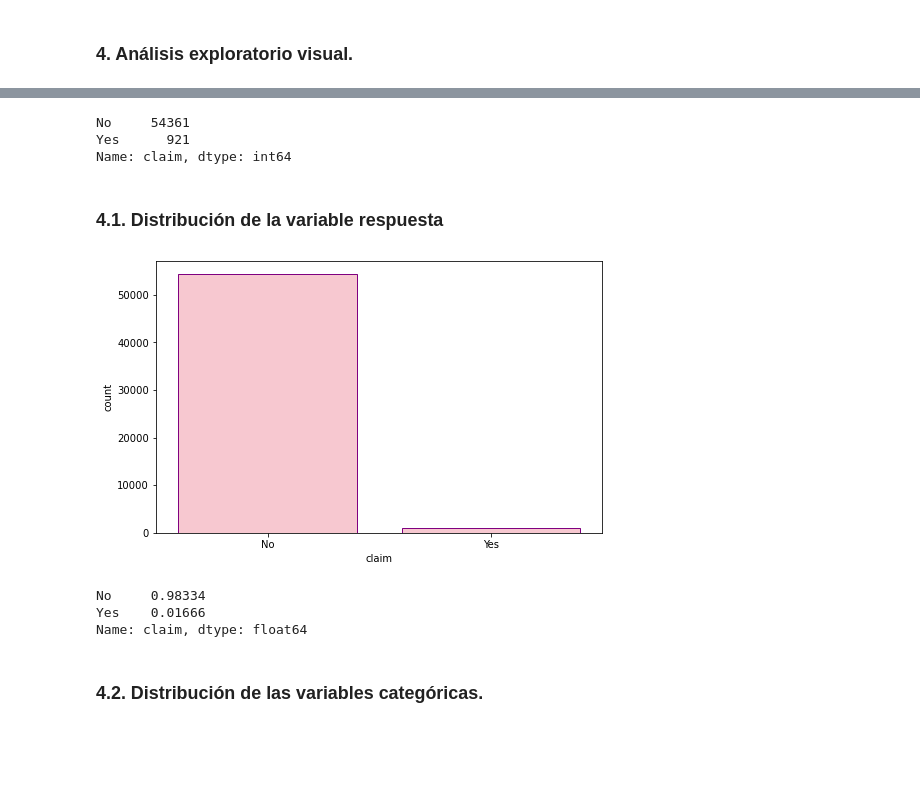
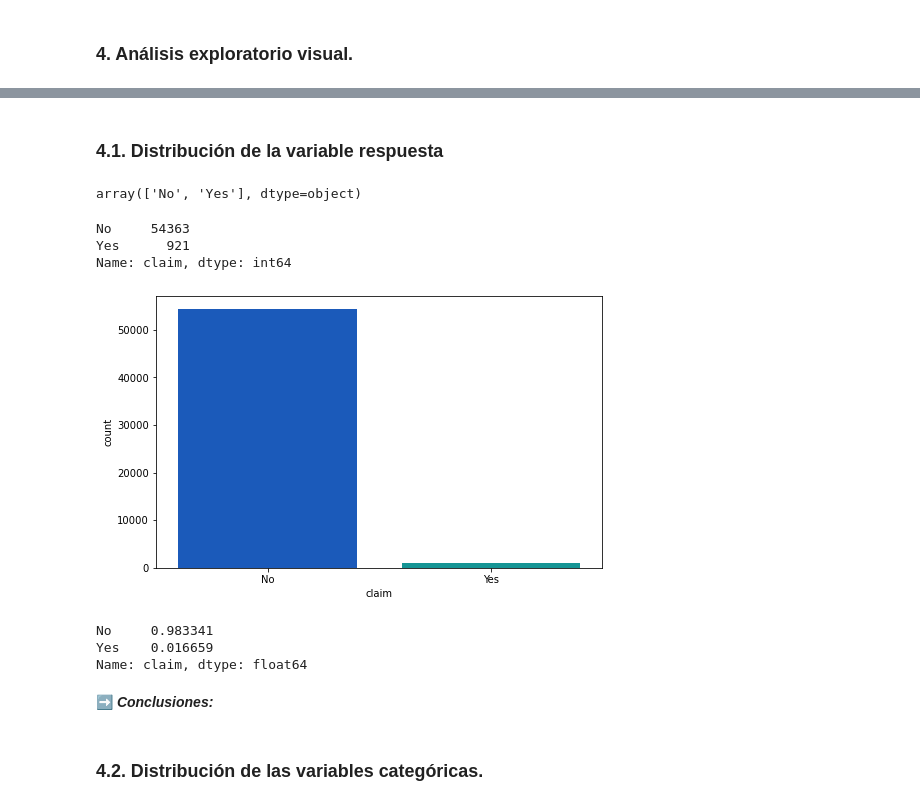
Before and after one commit to Adalab/DA-promo-c-modulo-3-sprint-1-Mina-Mai, a Jupyter notebook: Regresion_logistica/pp_regresion_logistica_1.ipynb, the cells around one changed output, grey strips where cells are left out. Saved outputs shown, nothing was run; the diff lists cells and outputs as text; code cells hidden in the pictures; blank space fills up the shorter version.

```diff
--- a/Regresion_logistica/pp_regresion_logistica_1.ipynb
+++ b/Regresion_logistica/pp_regresion_logistica_1.ipynb
@@ -36,6 +36,8 @@ df.head()
 | CWT | Travel Agency | Online | Rental Vehicle Excess Insurance | No | 65 | AUSTRALIA | -49.5 | ... |
 | CWT | Travel Agency | Online | Rental Vehicle Excess Insurance | No | 60 | AUSTRALIA | -39.6 | ... |
 | CWT | Travel Agency | Online | Rental Vehicle Excess Insurance | No | 79 | ITALY | -19.8 | ... |
+# %%
+df.reset_index(inplace=True)
 # %% [markdown]
 ### 2. Explicar los datos y las variables disponibles en el conjunto de datos seleccionado.
 # %% [markdown]
@@ -293,8 +371,12 @@ array(['No', 'Yes'], dtype=object)
+# %% [markdown]
+### 4.1. Distribución de la variable respuesta
+# %%
+df.claim.unique()
+# %% [output]
+array(['No', 'Yes'], dtype=object)
 # %%
 df.claim.value_counts()
 # %% [output]
-No     54361
+No     54363
 Yes      921
 Name: claim, dtype: int64
-# %% [markdown]
-### 4.1. Distribución de la variable respuesta
@@ -301,18 +385,20 @@ Name: claim, dtype: int64
 # %%
 #Gráfica de distribución de la variable respuesta
 plt.figure(figsize=(8,5))
 
-fig1 = sns.countplot(data = df, x = "claim",  color = "pink",  edgecolor='purple')
+fig1 = sns.countplot(data = df, x = "claim", palette='winter')
 fig1.set(xticklabels=["No", "Yes"])
 plt.show();
 # %% [output]
-[figure, old version]
+[figure, new version]
 # %%
 #Porcentajes variable respuesta
 df["claim"].value_counts() / df.shape[0]
 # %% [output]
-No     0.98334
-Yes    0.01666
+No     0.983341
+Yes    0.016659
 Name: claim, dtype: float64
+# %% [markdown]
+➡️ **_Conclusiones:_**
 # %% [markdown]
 ### 4.2. Distribución de las variables categóricas.
```
Also changed, not shown: parts of 57 cells of this notebook.
